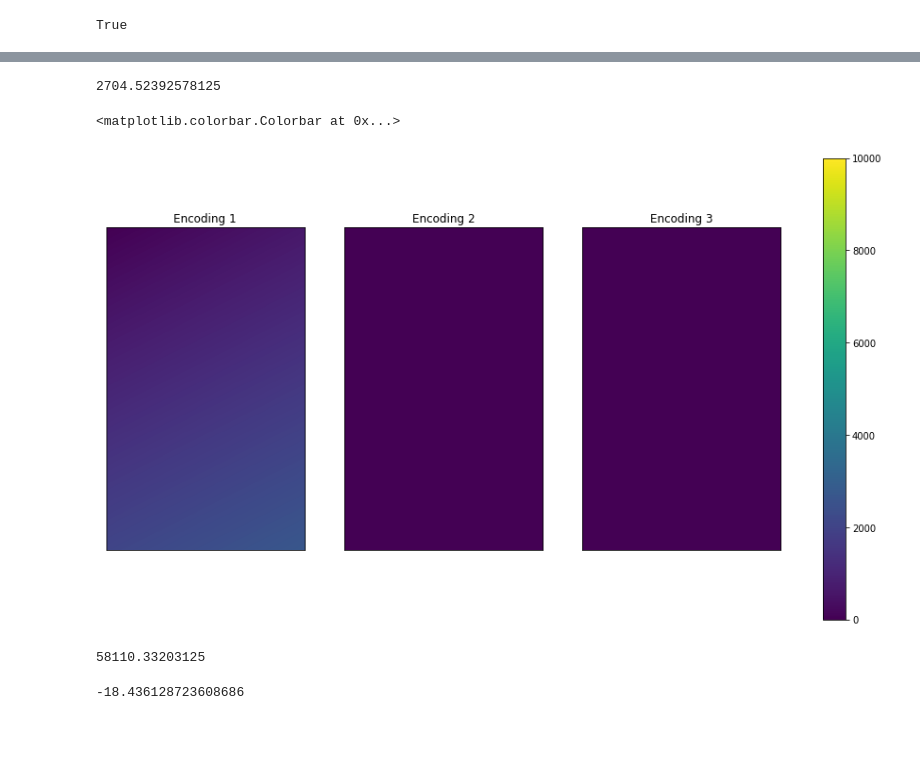
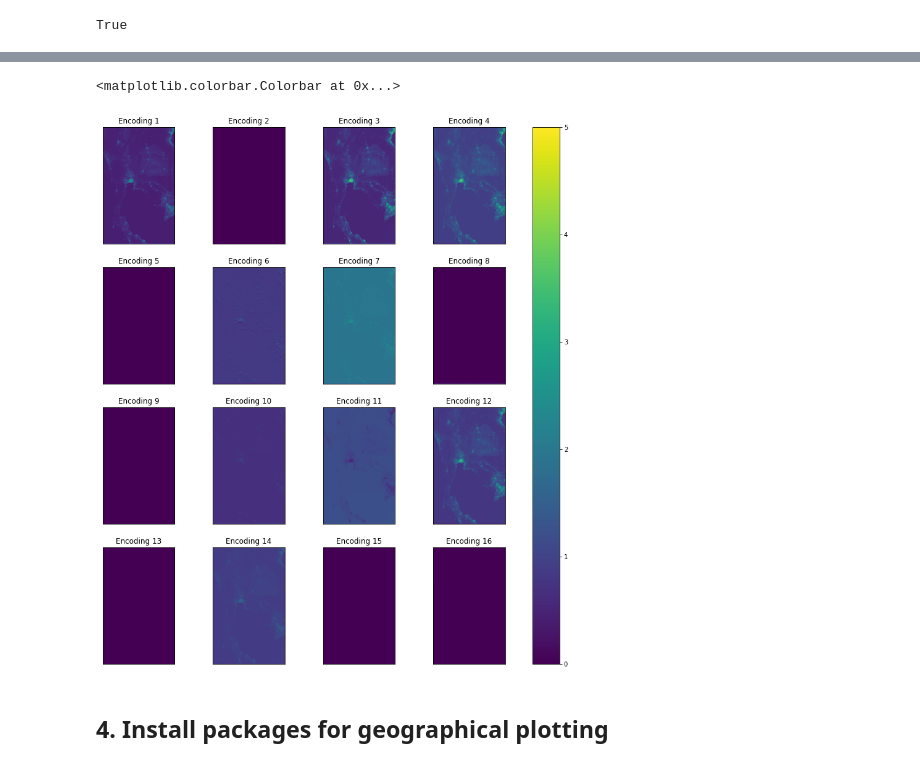
Before and after one commit to olley102/CommunityDetectionURSS, a Jupyter notebook: autoencoder_image_segmentation.ipynb, the cells around one changed output, grey strips where cells are left out. Saved outputs shown, nothing was run; the diff lists cells and outputs as text; code cells hidden in the pictures; blank space fills up the shorter version.

```diff
--- a/autoencoder_image_segmentation.ipynb
+++ b/autoencoder_image_segmentation.ipynb
@@ -138,0 +161,4 @@ ae.fit_transform(image0)
+# %%
+image0 = np.clip(image0, None, 1000)
+# %%
+ae.fit_transform(image0)
@@ -139,3 +173,3 @@ ae.fit_transform(image0)
 # %%
-history = ae.fit(image0, image0, epochs=1500, batch_size=1000)
+history = ae.fit(image0, image0, epochs=200, batch_size=1000)
 # %% [output]
@@ -175,5 +207,5 @@ Learning takes place immediately, but no significant change after the first 10 e
 # %%
-ae.load_epoch('/content/drive/My Drive/Colab Notebooks/Files/checkpoint_{epoch}.hdf5', 1500)
+ae.load_epoch('/content/drive/My Drive/Colab Notebooks/Files/checkpoint_{epoch}.hdf5', 200)
 # %% [output]
 True
 # %%
@@ -311,29 +294,19 @@ encoding.shape
-# %%
-np.max(encoding)
-# %% [output]
-2704.52392578125
 # %%
-fig = plt.figure(figsize=(16, 9))
+fig = plt.figure(figsize=(16, 16))
 axes = []
 
-for i in range(3):
-  ax = fig.add_subplot(1, 3, i+1)
-  im = ax.imshow(encoding[..., i], vmin=0, vmax=10000)
+for i in range(16):
+  ax = fig.add_subplot(4, 4, i+1)
+  im = ax.imshow(encoding[..., i], vmin=0, vmax=5)
   ax.xaxis.set_visible(False)
   ax.yaxis.set_visible(False)
   ax.set_title(f'Encoding {i+1}')
   axes.append(ax)
 
+fig.subplots_adjust(wspace=0, hspace=0.2)
 fig.colorbar(im, ax=axes)
 # %% [output]
 <matplotlib.colorbar.Colorbar at 0x...>
-[figure, old version]
+[figure, new version]
-# %%
-ae.max  # PROBLEM: we need to use different values of max and min for each channel of the image
-# also this is way too big so we need to use a threshold for the image before use
-# %% [output]
-58110.33203125
-# %%
-ae.min
-# %% [output]
--18.436128723608686
+# %% [markdown]
+## 4. Install packages for geographical plotting
```
Also changed, not shown: parts of 49 cells of this notebook.
